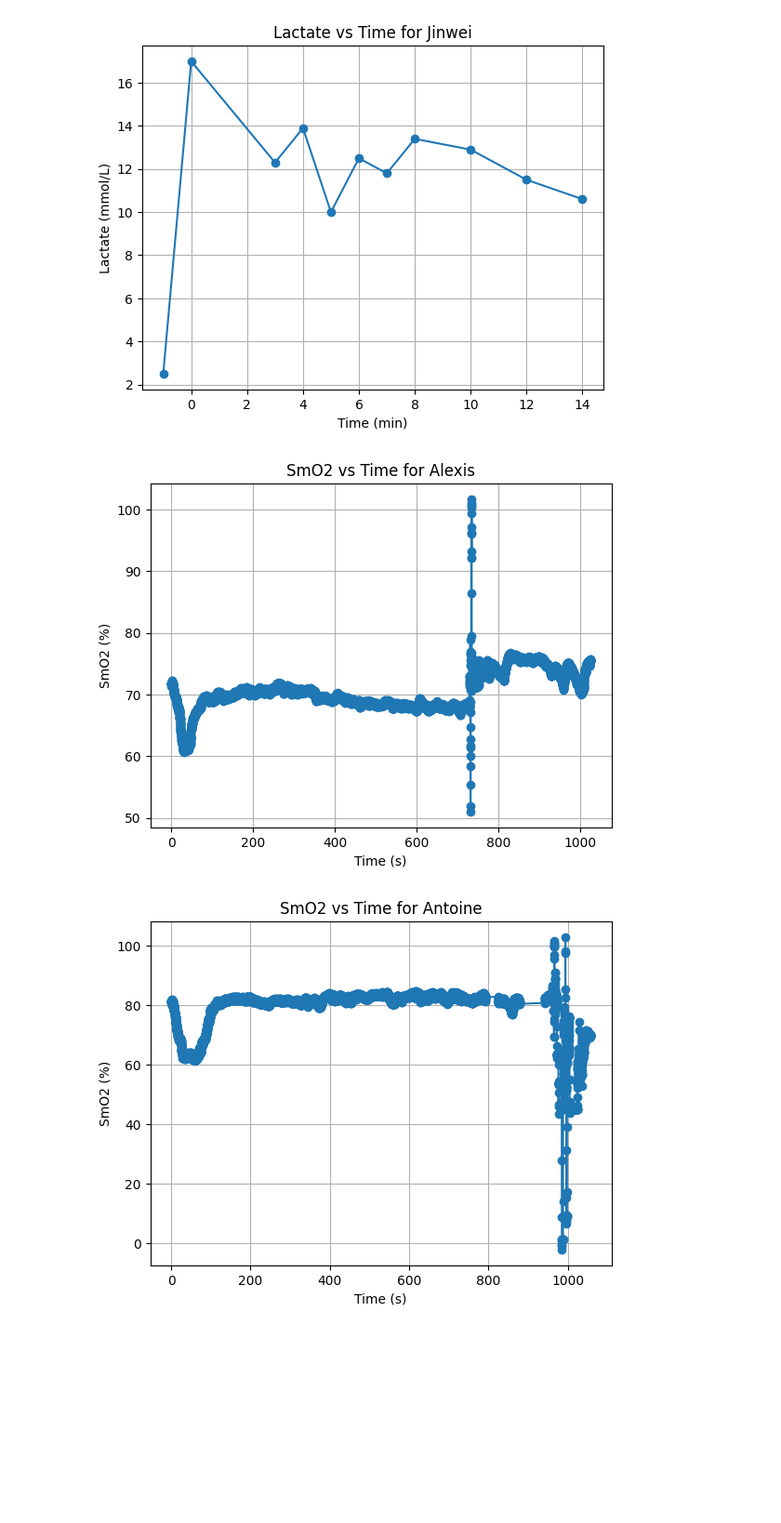
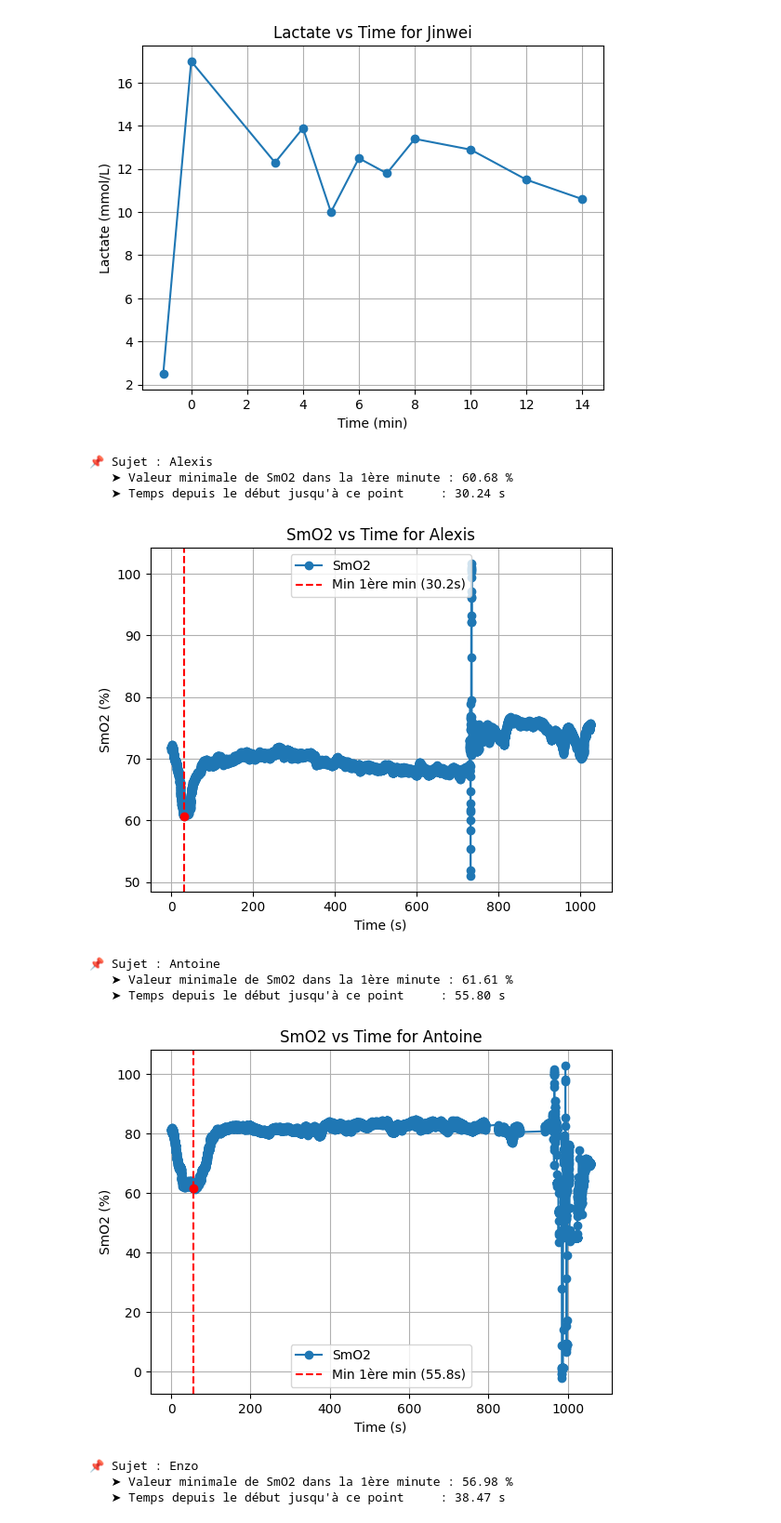
Before and after one commit to TheoLec-student/Lactate-SmO2-analysis-in-different-types-of-exercises-modalities, a Jupyter notebook: main.ipynb, the cells around one changed output. Shown at 93% size. Cells and saved outputs as stored; diff of their text form; code cells hidden in the pictures; blank space fills up the shorter version.

```diff
--- a/main.ipynb
+++ b/main.ipynb
@@ -31,20 +31,55 @@ for subject in subjects:
 [figure]
 [figure]
 # %%
-#Tracer pour chaque sujet la courbe de SmO2 en fonction du temps
-# Un graphique par sujet
 query = "SELECT subject_name, timestamp_s, smo2, hbdiff FROM sensor_timeseries"
 df = con.execute(query).fetchdf()
+
 subjects = df['subject_name'].unique()
+
 for subject in subjects:
-    subject_data = df[df['subject_name'] == subject]
+    subject_data = df[df['subject_name'] == subject].copy()
+
+    # ⏱️ Récupérer le temps de début
+    t_start = subject_data['timestamp_s'].min()
+
+    # 🔍 Filtrer la première minute (60 secondes après le début)
+    first_minute = subject_data[subject_data['timestamp_s'] <= t_start + 60]
+
+    # 📉 Trouver la première valeur minimale dans la première minute
+    min_smo2_value = first_minute['smo2'].min()
+    first_min_point = first_minute[first_minute['smo2'] == min_smo2_value].iloc[0]
+
+    # ⏱️ Temps écoulé depuis le début
+    t_min_point = first_min_point['timestamp_s']
+    elapsed_time = t_min_point - t_start
+
+    print(f"📌 Sujet : {subject}")
+    print(f"   ➤ Valeur minimale de SmO2 dans la 1ère minute : {min_smo2_value:.2f} %")
+    print(f"   ➤ Temps depuis le début jusqu'à ce point     : {elapsed_time:.2f} s\n")
+
+    # 📊 Tracé de la courbe
     plt.figure()
-    plt.plot(subject_data['timestamp_s'], subject_data['smo2'], marker='o')
+    plt.plot(subject_data['timestamp_s'], subject_data['smo2'], marker='o', label='SmO2')
+
+    # 🔴 Marquer le point minimal
+    plt.axvline(x=t_min_point, color='red', linestyle='--', label=f'Min 1ère min ({elapsed_time:.1f}s)')
+    plt.scatter(t_min_point, min_smo2_value, color='red', zorder=5)
+
     plt.title(f'SmO2 vs Time for {subject}')
     plt.xlabel('Time (s)')
     plt.ylabel('SmO2 (%)')
+    plt.legend()
     plt.grid()
     plt.show()
 # %% [output]
+📌 Sujet : Alexis
+   ➤ Valeur minimale de SmO2 dans la 1ère minute : 60.68 %
+   ➤ Temps depuis le début jusqu'à ce point     : 30.24 s
-[figure, old version]
+[figure, new version]
+📌 Sujet : Antoine
+   ➤ Valeur minimale de SmO2 dans la 1ère minute : 61.61 %
+   ➤ Temps depuis le début jusqu'à ce point     : 55.80 s
-[figure, old version]
+[figure, new version]
+📌 Sujet : Enzo
+   ➤ Valeur minimale de SmO2 dans la 1ère minute : 56.98 %
+   ➤ Temps depuis le début jusqu'à ce point     : 38.47 s
```
Also changed, not shown: parts of 6 cells of this notebook, 2 other files.
